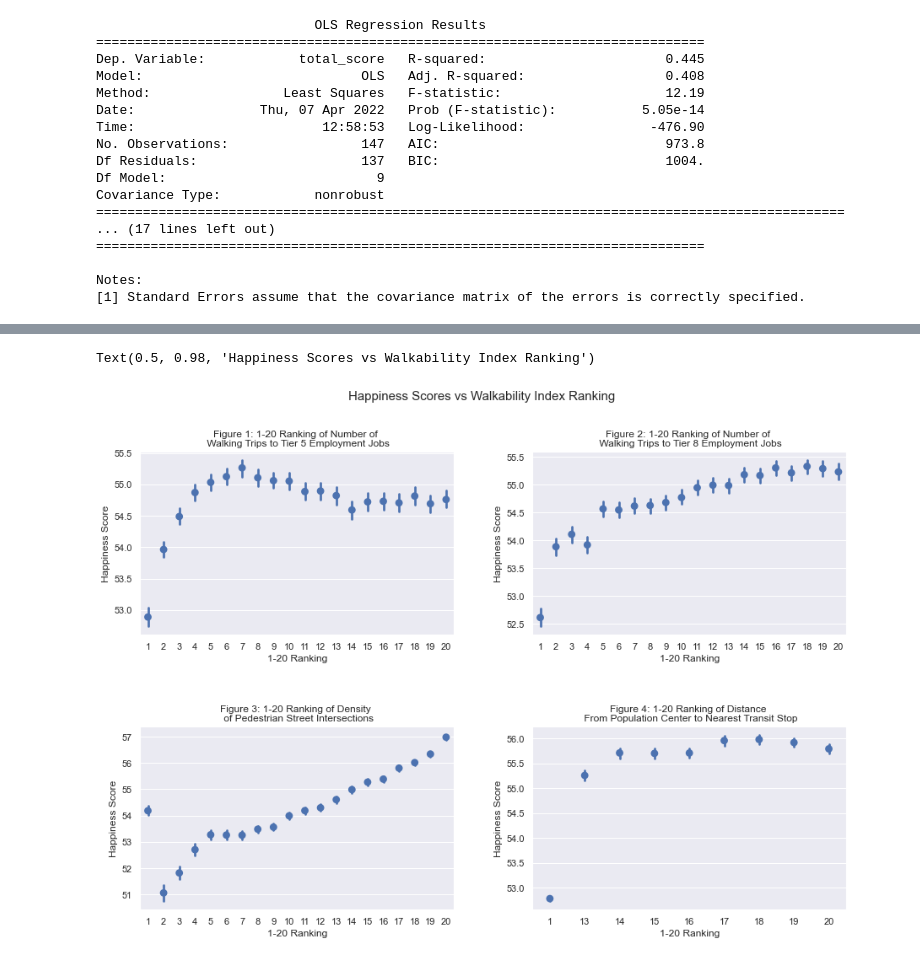
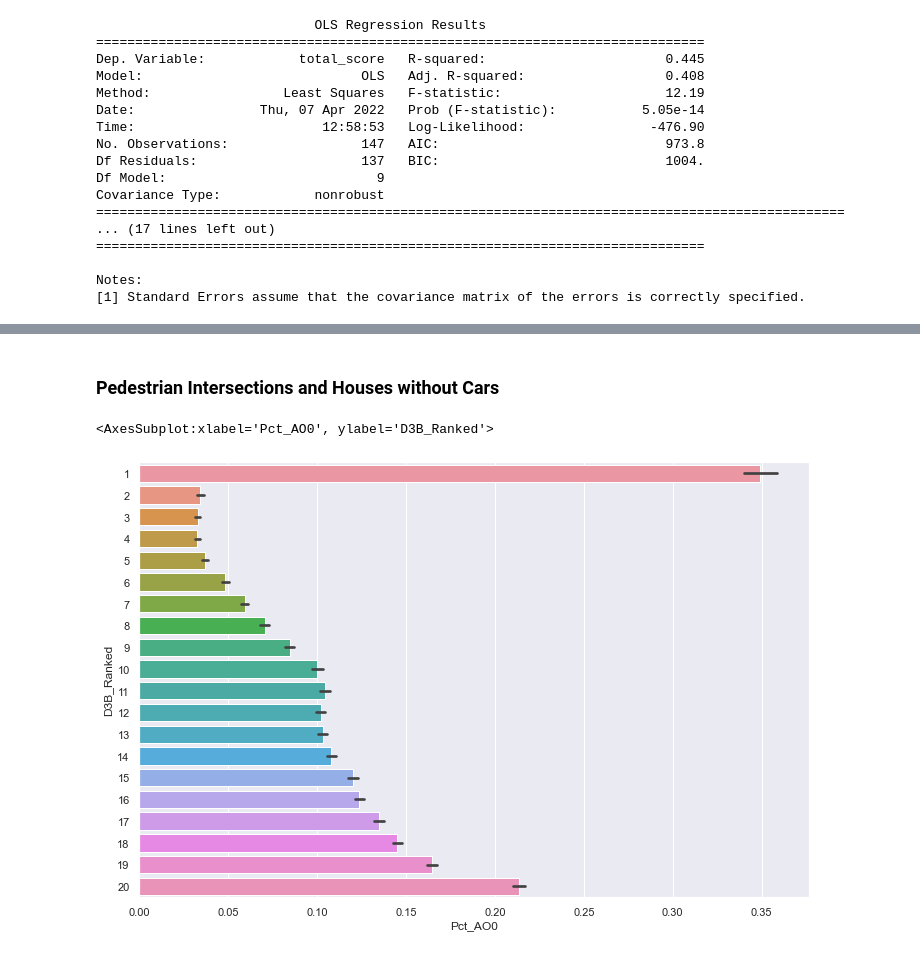
Before and after one commit to haleyej/330_final_project, a Jupyter notebook: process_data.ipynb, the cells around one changed output, grey strips where cells are left out. Cells and saved outputs as stored; diff of their text form; code cells hidden in the pictures.

```diff
--- a/process_data.ipynb
+++ b/process_data.ipynb
@@ -480,23 +483,28 @@ Notes:
+# %% [markdown]
+<h3>Pedestrian Intersections and Houses without Cars</h3>
+# %%
+sns.barplot(x = 'Pct_AO0', y = 'D3B_Ranked', data = matches)
+# %% [output]
+<AxesSubplot:xlabel='Pct_AO0', ylabel='D3B_Ranked'>
+[figure, added]
 # %%
-fig, axes = plt.subplots(2, 2)
-fig.set_size_inches(15, 10)
-fig.subplots_adjust(hspace=0.5, wspace = 0.25)
+# rip my magnum opus
+# fig, axes = plt.subplots(2, 2)
+# fig.set_size_inches(15, 10)
+# fig.subplots_adjust(hspace=0.5, wspace = 0.25)
 
-targets = ['D2A_Ranked', 'D2B_Ranked', 'D3B_Ranked', 'D4A_Ranked']
+# targets = ['D2A_Ranked', 'D2B_Ranked', 'D3B_Ranked', 'D4A_Ranked']
 
-for i, ax in enumerate(axes.flatten()):
-    g = sns.pointplot(x = targets[i], y = 'total_score', data = matches, join = False, ax = ax)
-    g.set_xticklabels(g.get_xticklabels())
-    g.set_xlabel(xlabel = '1-20 Ranking')
-    g.set_ylabel('Happiness Score')
+# for i, ax in enumerate(axes.flatten()):
+#     g = sns.pointplot(x = targets[i], y = 'total_score', data = matches, join = False, ax = ax)
+#     g.set_xticklabels(g.get_xticklabels())
+#     g.set_xlabel(xlabel = '1-20 Ranking')
+#     g.set_ylabel('Happiness Score')
 
-# set titles
-axes[0][0].set_title('Figure 1: 1-20 Ranking of Number of \n Walking Trips to Tier 5 Employment Jobs')
-axes[0][1].set_title('Figure 2: 1-20 Ranking of Number of \n Walking Trips to Tier 8 Employment Jobs')
-axes[1][0].set_title('Figure 3: 1-20 Ranking of Density \n of Pedestrian Street Intersections')
-axes[1][1].set_title('Figure 4: 1-20 Ranking of Distance \n From Population Center to Nearest Transit Stop')
+# # set titles
+# axes[0][0].set_title('Figure 1: 1-20 Ranking of Number of \n Walking Trips to Tier 5 Employment Jobs')
+# axes[0][1].set_title('Figure 2: 1-20 Ranking of Number of \n Walking Trips to Tier 8 Employment Jobs')
+# axes[1][0].set_title('Figure 3: 1-20 Ranking of Density \n of Pedestrian Street Intersections')
+# axes[1][1].set_title('Figure 4: 1-20 Ranking of Distance \n From Population Center to Nearest Transit Stop')
 
-fig.suptitle("Happiness Scores vs Walkability Index Ranking", fontsize = 15)
+# fig.suptitle("Happiness Scores vs Walkability Index Ranking", fontsize = 15)
-# %% [output]
-Text(0.5, 0.98, 'Happiness Scores vs Walkability Index Ranking')
-[figure, removed]
```
Also changed, not shown: parts of 11 cells of this notebook.
